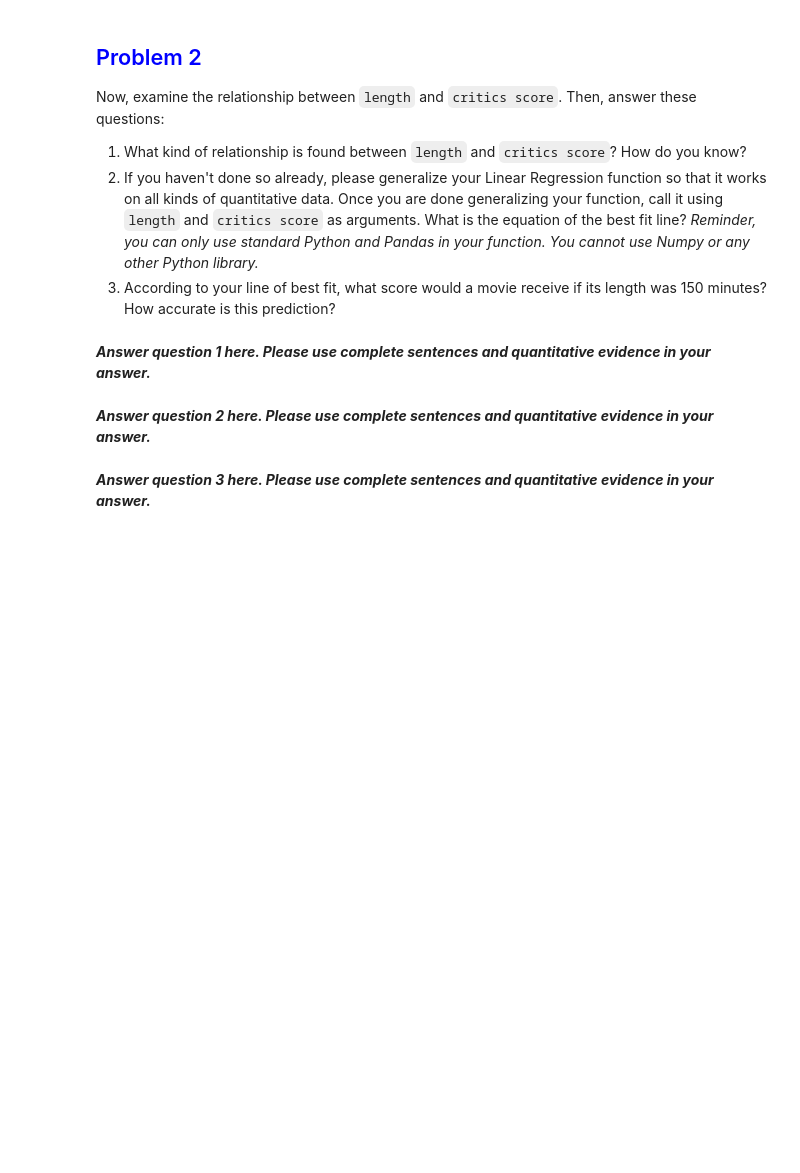
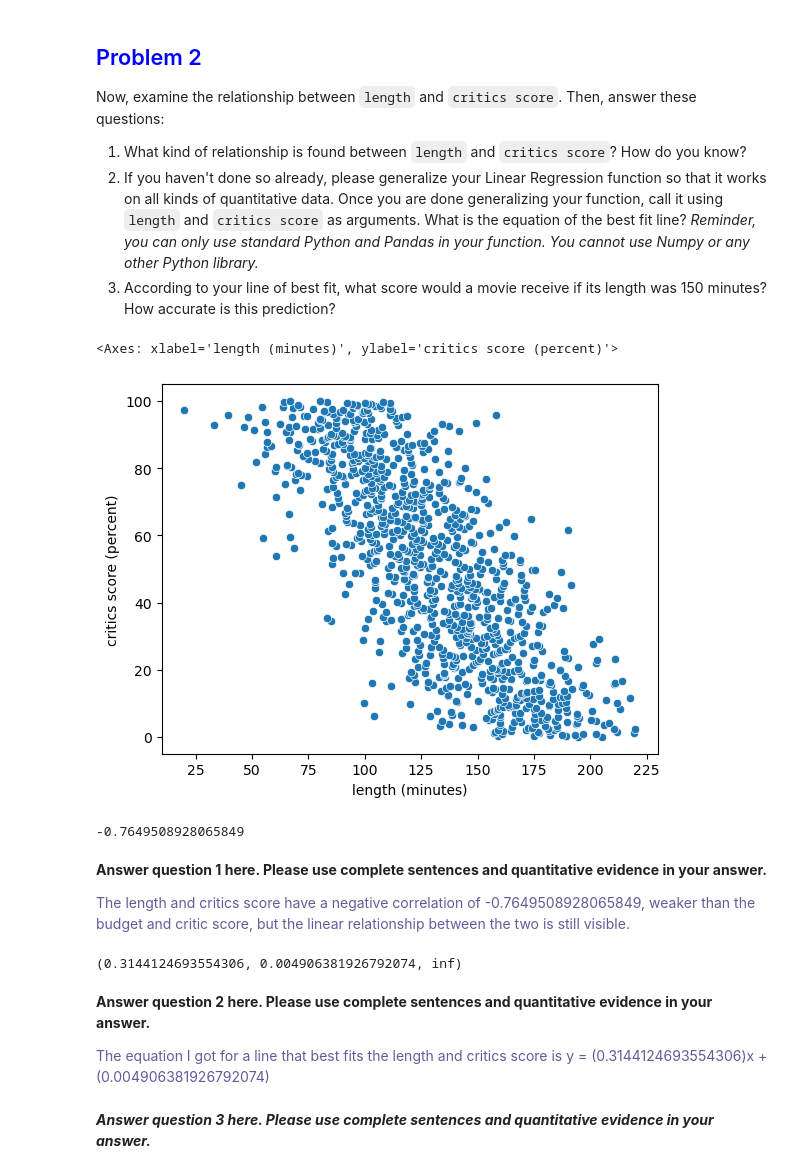
Before and after one commit to Asiandra/Artificial_Intelligence, a Jupyter notebook: Semester 1/Problem Set Linear Regression/Problem Set Linear Regression.ipynb, the cells around one changed output. Drawn from its saved outputs; the diff is of its cells as text; code cells hidden in the pictures; blank space fills up the shorter version.

```diff
--- a/Semester 1/Problem Set Linear Regression/Problem Set Linear Regression.ipynb
+++ b/Semester 1/Problem Set Linear Regression/Problem Set Linear Regression.ipynb
@@ -94,15 +96,42 @@ Now, examine the relationship between `length` and `critics score`. Then, answer
 2. If you haven't done so already, please generalize your Linear Regression function so that it works on all kinds of quantitative data. Once you are done generalizing your function, call it using `length` and `critics score` as arguments. What is the equation of the best fit line? *Reminder, you can only use standard Python and Pandas in your function. You cannot use Numpy or any other Python library.*
 3. According to your line of best fit, what score would a movie receive if its length was 150 minutes? How accurate is this prediction?
 # %%
-# Write the code you need for question 1 here.
+sns.scatterplot(data=df, x='length (minutes)', y='critics score (percent)')
+# %% [output]
+<Axes: xlabel='length (minutes)', ylabel='critics score (percent)'>
+[figure, added]
+# %%
+correlationlcs=df['length (minutes)'].corr(df['critics score (percent)'])
+correlationlcs
+# %% [output]
+-0.7649508928065849
 # %% [markdown]
-***Answer question 1 here. Please use complete sentences and quantitative evidence in your answer.***
+<p><b>Answer question 1 here. Please use complete sentences and quantitative evidence in your answer.</b></p>
+<p style="font-family: Georgia; color: #635b9b;">The length and critics score have a negative correlation of -0.7649508928065849, weaker than the budget and critic score, but the linear relationship between the two is still visible.</p>
 # %%
-# Write the code you need for question 2 here.
-# If you generalized your function in Problem 1,
-# please just copy and paste your function definition and call below.
+def linreg(df, x, y, n=150):
+    m, b=0, 0
+    brs=float('inf')
+    pm=(None, None)
+    for i in range(n):
+        df['pred']=m*df[x]+b
+        df['res']=df[y]-df['pred']
+        res_tot=(df['res']**2).sum()
+        mg=-(2/len(df))*(df[x]*df['res']).sum()
+        bg=-(2/len(df))*df['res'].sum()
+        m-=0.000001*mg
+        b-=0.000001*bg
+        if res_tot<brs:
+            bsr=res_tot
+            pm=(m, b)
+    return pm+(brs,)
+
+linreg(df, 'length (minutes)', 'critic', 150)
+# %% [output]
+(0.3144124693554306, 0.004906381926792074, inf)
 # %% [markdown]
-***Answer question 2 here. Please use complete sentences and quantitative evidence in your answer.***
+<p><b>Answer question 2 here. Please use complete sentences and quantitative evidence in your answer.</b></p>
+<p style="font-family: Georgia; color: #635b9b;">The equation I got for a line that best fits the length and critics score is y = (0.3144124693554306)x + (0.004906381926792074)</p>
 # %%
 # Write the code you need for question 3 here.
 # %% [markdown]
```
Also changed, not shown: parts of 5 cells of this notebook.
